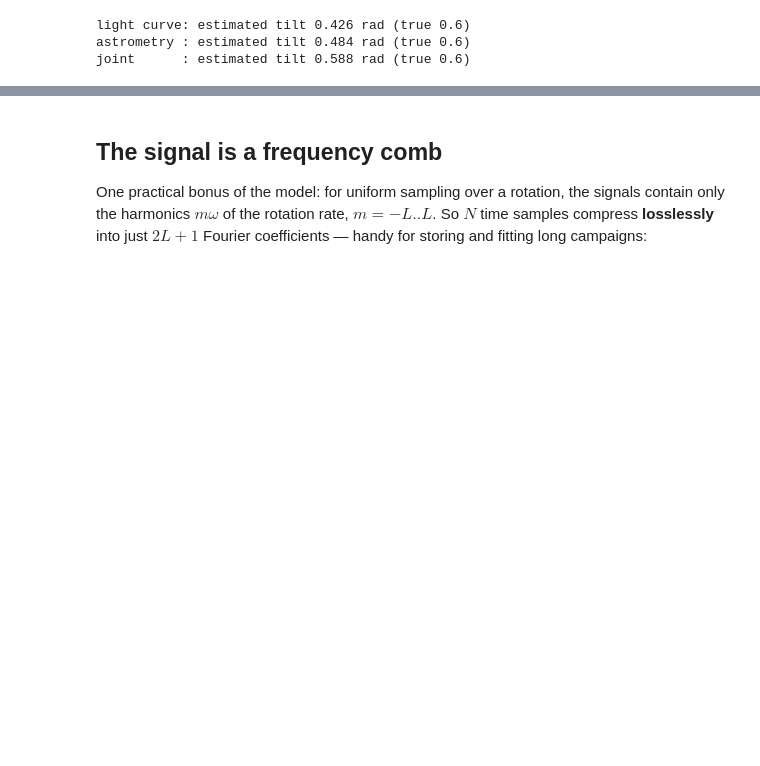
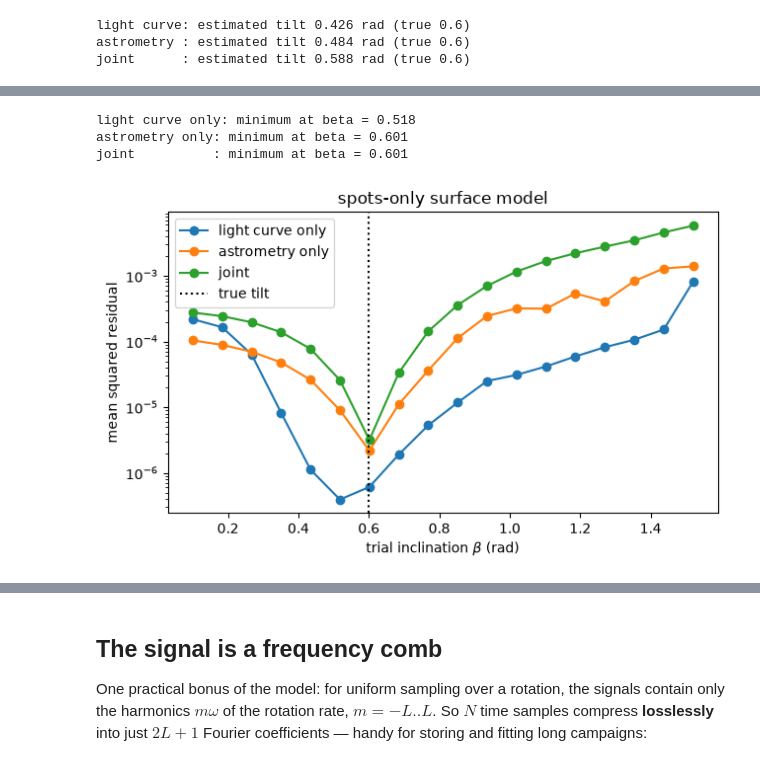
Before and after one commit to xiaziyna/jittermap, a Jupyter notebook: notebooks/05_inclination_and_fourier.ipynb, the cells around one changed output, grey strips where cells are left out. Drawn from its saved outputs; the diff is of its cells as text; code cells hidden in the pictures; blank space fills up the shorter version.

```diff
--- a/notebooks/05_inclination_and_fourier.ipynb
+++ b/notebooks/05_inclination_and_fourier.ipynb
@@ -65,0 +153,41 @@ joint      : estimated tilt 0.588 rad (true 0.6)
+# %%
+from scipy.optimize import minimize
+from jittermap.forward.design import design_matrix_vandermonde
+
+p_true = np.array([30, 315, 18.0, -15, 30, 13.0])
+
+def spot_mse(params, D, y):
+    s = jm.multispot_surface([(params[0], params[1], params[2]),
+                              (params[3], params[4], params[5])], L)
+    r = y - (D @ s).real
+    return float(np.mean(r**2))
+
+def profile_spot(beta, ch):
+    D = np.vstack([design_matrix_vandermonde(L, beta, fm.kernels[c],
+                                             *fm._precomp) for c in ch])
+    y = np.concatenate([data[c] for c in ch])
+    inits = [p_true,
+             p_true * np.array([-1, 1, 1, -1, 1, 1]),
+             p_true + np.array([15, 20, -4, -10, -20, 4])]
+    return min(minimize(spot_mse, p0, args=(D, y), method="Nelder-Mead",
+                        options={"maxiter": 600, "fatol": 1e-12,
+                                 "xatol": 1e-4}).fun
+               for p0 in inits)
+
+betas_s = np.linspace(0.1, np.pi/2 - 0.05, 18)
+plt.figure(figsize=(6.5, 4))
+for ch, label in [("p", "light curve only"), ("xy", "astrometry only"),
+                  ("xyp", "joint")]:
+    Js = np.array([profile_spot(b, ch) for b in betas_s])
+    plt.semilogy(betas_s, Js, "o-", label=label)
+    print(f"{label:15s}: minimum at beta = {betas_s[np.argmin(Js)]:.3f}")
+plt.axvline(INC_TRUE, color="k", ls=":", label="true tilt")
+plt.xlabel("trial inclination $\\beta$ (rad)")
+plt.ylabel("mean squared residual")
+plt.title("spots-only surface model")
+plt.legend(); plt.tight_layout()
+# %% [output]
+light curve only: minimum at beta = 0.518
+astrometry only: minimum at beta = 0.601
+joint          : minimum at beta = 0.601
+[figure, added]
```
Also changed, not shown: parts of 10 cells of this notebook, 1 other file.
